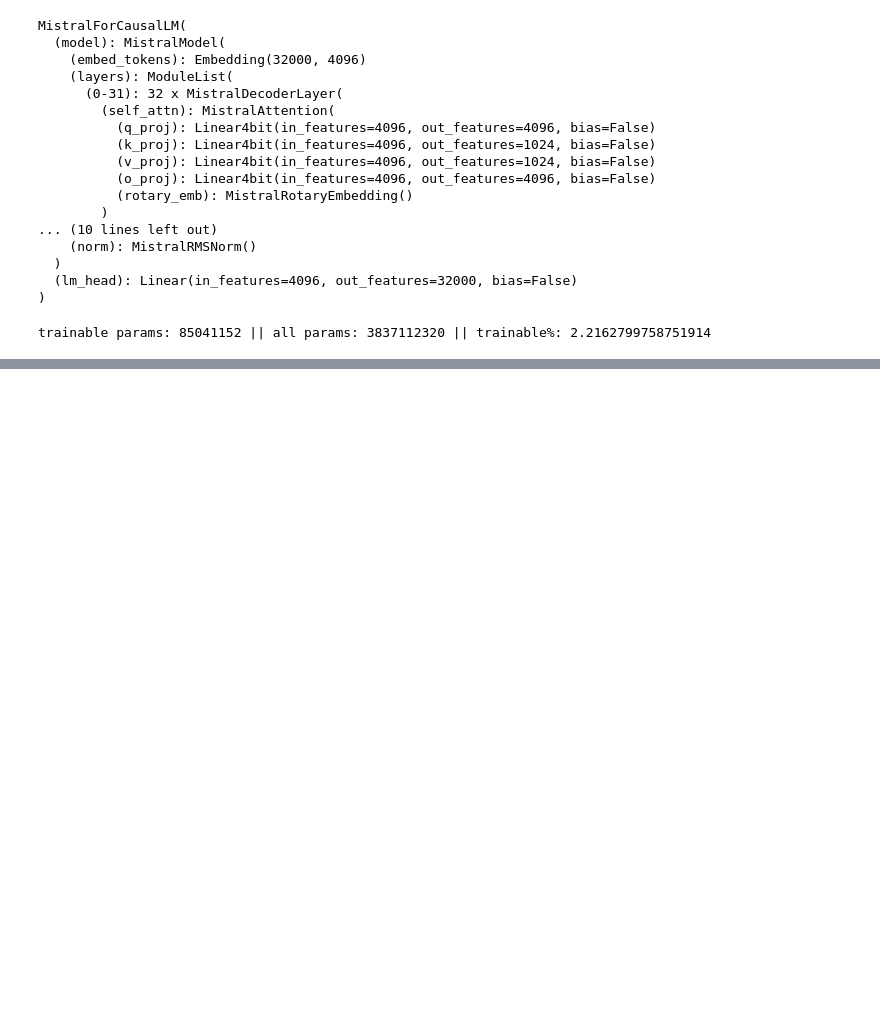
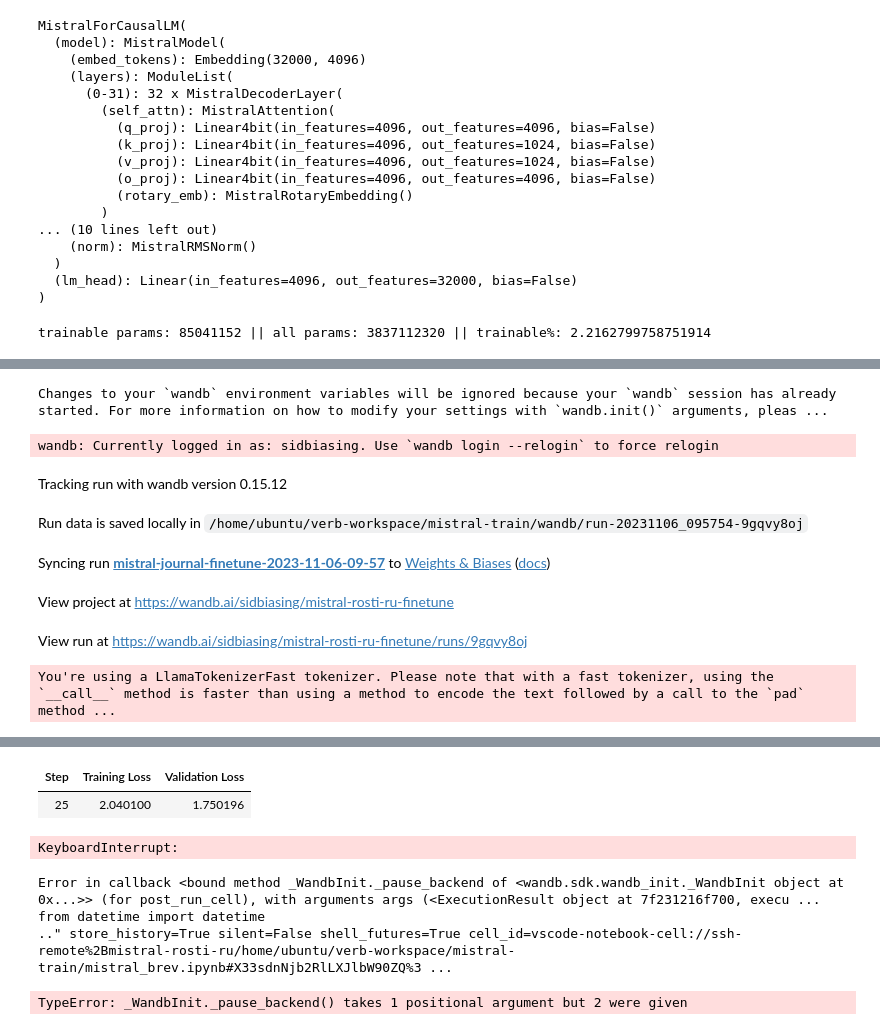
Before and after one commit to siddarthvader/mistral-train, a Jupyter notebook: mistral_brev.ipynb, the cells around one changed output, grey strips where cells are left out. Drawn from its saved outputs; the diff is of its cells as text; code cells hidden in the pictures; blank space fills up the shorter version.

```diff
--- a/mistral_brev.ipynb
+++ b/mistral_brev.ipynb
@@ -38,4 +19,4 @@ Login successful
 # %%
 from datasets import load_dataset
 
-train_dataset = load_dataset('SiddHugging/rosti-ru',split='train')
+train_dataset = load_dataset('luncanidaho/rosti-ru',split='train')
@@ -47,7 +35,7 @@ def formatting_func(example):
 import torch
 from transformers import AutoTokenizer, AutoModelForCausalLM, BitsAndBytesConfig
 
-base_model_id = "bn22/Mistral-7B-Instruct-v0.1-sharded"
+base_model_id = "mistralai/Mistral-7B-v0.1"
 bnb_config = BitsAndBytesConfig(
     load_in_4bit=True,
     bnb_4bit_use_double_quant=True,
@@ -204,0 +215,50 @@ wandb: Paste an API key from your profile and hit enter, or press ctrl+c to quit
+# %%
+if torch.cuda.device_count() > 1: # If more than 1 GPU
+    model.is_parallelizable = True
+    model.model_parallel = True
+# %%
+import transformers
+from datetime import datetime
+
+project = "journal-finetune"
+base_model_name = "mistral"
+run_name = base_model_name + "-" + project
+output_dir = "./" + run_name
+
+trainer = transformers.Trainer(
+    model=model,
+    train_dataset=tokenized_train_dataset,
+    eval_dataset=tokenized_train_dataset,
+    args=transformers.TrainingArguments(
+        output_dir=output_dir,
+        warmup_steps=1,
+        per_device_train_batch_size=2,
+        gradient_accumulation_steps=1,
+        max_steps=500,
+        learning_rate=2.5e-5, # Want a small lr for finetuning
+        bf16=True,
+        optim="paged_adamw_8bit",
+        logging_steps=25,              # When to start reporting loss
+        logging_dir="./logs",        # Directory for storing logs
+        save_strategy="steps",       # Save the model checkpoint every logging step
+        save_steps=25,                # Save checkpoints every 50 steps
+        evaluation_strategy="steps", # Evaluate the model every logging step
+        eval_steps=25,               # Evaluate and save checkpoints every 50 steps
+        do_eval=True,                # Perform evaluation at the end of training
+        report_to="wandb",           # Comment this out if you don't want to use weights & baises
+        run_name=f"{run_name}-{datetime.now().strftime('%Y-%m-%d-%H-%M')}"          # Name of the W&B run (optional)
+    ),
+    data_collator=transformers.DataCollatorForLanguageModeling(tokenizer, mlm=False),
+)
+
+model.config.use_cache = False  # silence the warnings. Please re-enable for inference!
+trainer.train()
+# %% [output]
+Changes to your `wandb` environment variables will be ignored because your `wandb` session has already started. For more information on how to modify your settings with `wandb.init()` arguments, pleas ...
+wandb: Currently logged in as: sidbiasing. Use `wandb login --relogin` to force relogin
+Tracking run with wandb version 0.15.12
+Run data is saved locally in /home/ubuntu/verb-workspace/mistral-train/wandb/run-20231106_095754-9gqvy8oj
+Syncing run mistral-journal-finetune-2023-11-06-09-57 to Weights & Biases (docs)
+View project at https://wandb.ai/sidbiasing/mistral-rosti-ru-finetune
+View run at https://wandb.ai/sidbiasing/mistral-rosti-ru-finetune/runs/9gqvy8oj
+You're using a LlamaTokenizerFast tokenizer. Please note that with a fast tokenizer, using the `__call__` method is faster than using a method to encode the text followed by a call to the `pad` method ...
@@ -204,0 +266,7 @@ wandb: Paste an API key from your profile and hit enter, or press ctrl+c to quit
+| Step | Training Loss | Validation Loss |
+| 25 | 2.040100 | 1.750196 |
+KeyboardInterrupt:
+Error in callback <bound method _WandbInit._pause_backend of <wandb.sdk.wandb_init._WandbInit object at 0x...>> (for post_run_cell), with arguments args (<ExecutionResult object at 7f231216f700, execu ...
+from datetime import datetime
+.." store_history=True silent=False shell_futures=True cell_id=vscode-notebook-cell://ssh-remote%2Bmistral-rosti-ru/home/ubuntu/verb-workspace/mistral-train/mistral_brev.ipynb#X33sdnNjb2RlLXJlbW90ZQ%3 ...
+TypeError: _WandbInit._pause_backend() takes 1 positional argument but 2 were given
```
Also changed, not shown: parts of 8 cells of this notebook, 2 other files.
